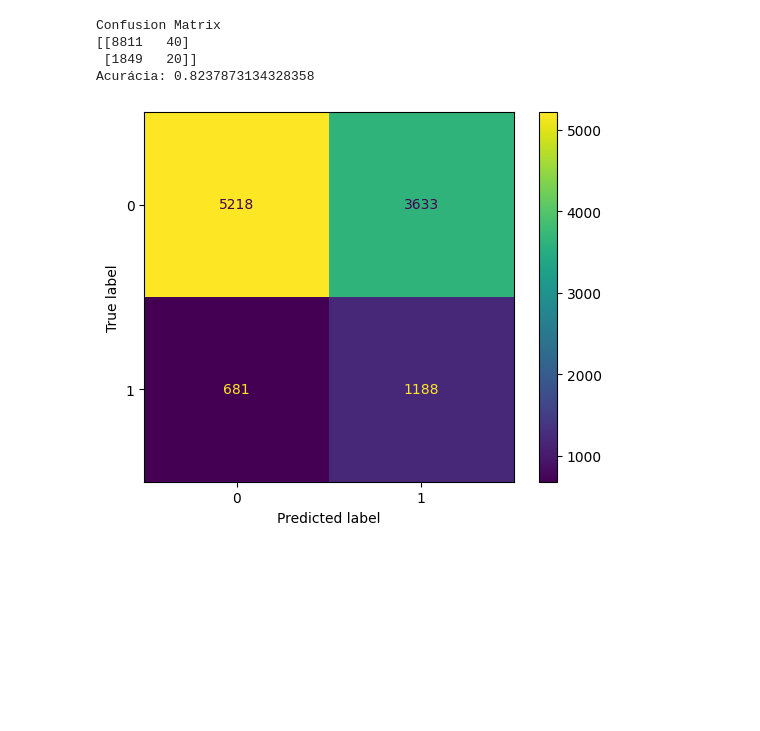
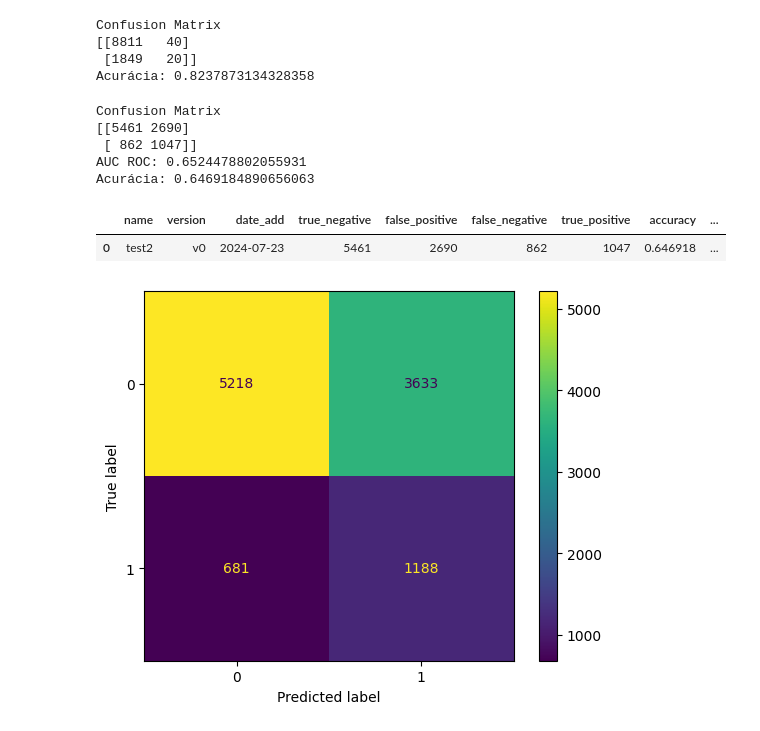
Before and after one commit to ViniciusRaphael/crypto_technical_analysis, a Jupyter notebook: models/notebooks/preprocessing.ipynb, the cells around one changed output. Saved outputs shown, nothing was run; the diff lists cells and outputs as text; code cells hidden in the pictures; blank space fills up the shorter version.

Commit message:
create the log models

```diff
--- a/models/notebooks/preprocessing.ipynb
+++ b/models/notebooks/preprocessing.ipynb
@@ -265,6 +293,55 @@ Confusion Matrix
 [[8811   40]
  [1849   20]]
 Acurácia: 0.8237873134328358
+# %%
+matrix, auc, score_cal = eval_model(clf, X_test, y_test)
+# %%
+# Importar pandas e IPython display
+import pandas as pd
+from IPython.display import display
+
+def build_log_model(name_model, eval_model_tuple, version):
+
+    from datetime import datetime
+
+    matrix, auc, score_cal = eval_model_tuple
+
+    # Exemplo de dados
+    data = {
+        'name': [name_model],
+        'version': [version],
+        'date_add': datetime.today().strftime('%Y-%m-%d'),
+        'true_negative': [matrix[0,0]],
+        'false_positive': [matrix[0,1]],
+        'false_negative': [matrix[1,0]],
+        'true_positive':[ matrix[1,1]],
+        'accuracy': [score_cal],
+        'precision': [matrix[1,1] / (matrix[1,1] + matrix[0,1])],   # Proporção de previsões positivas corretas em relação ao total de previsões positivas.
+        'recall': [matrix[1,1] / (matrix[1,1] + matrix[1,0])], #Revocação (Recall) ou Sensibilidade (Sensitivity): Proporção de casos positivos corretamente identificados.
+        'auc_roc': [auc]
+    }
+
+    df = pd.DataFrame(data)
+
+    df['f1_score'] = 2 * ((df['precision'] * df['recall']) / (df['precision'] + df['recall'])) # F1 Score: Média harmônica da precisão e da revocação, usada para balancear os trade-offs entre essas duas métricas.
+
+    # Salvar o DataFrame em um arquivo CSV
+    # df.to_csv(f'models/accuracy/log_models.csv', index=False)
+    # df.to_csv(f'D:/Github/Forked/crypto_technical_analysis/models/accuracy/log_models.csv', index=False)
+
+    df.to_csv(f'D:/Github/Forked/crypto_technical_analysis/models/accuracy/log_models.csv', mode='a', index=False, header=False)
+
+    return df
+# %%
+build_log_model('test2', eval_model(clf, X_test, y_test), 'v0')
+# %% [output]
+Confusion Matrix
+[[5461 2690]
+ [ 862 1047]]
+AUC ROC: 0.6524478802055931
+Acurácia: 0.6469184890656063
+|  | name | version | date_add | true_negative | false_positive | false_negative | true_positive | accuracy | ... |
+| 0 | test2 | v0 | 2024-07-23 | 5461 | 2690 | 862 | 1047 | 0.646918 | ... |
 # %%
 from sklearn.metrics import ConfusionMatrixDisplay, confusion_matrix
 
```
Also changed, not shown: parts of 7 cells of this notebook, 2 other files.
